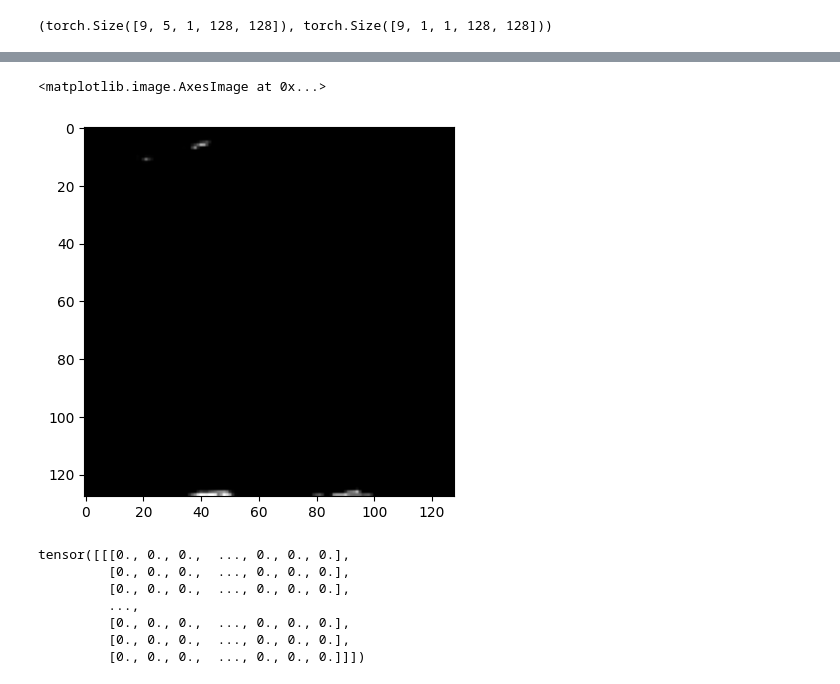
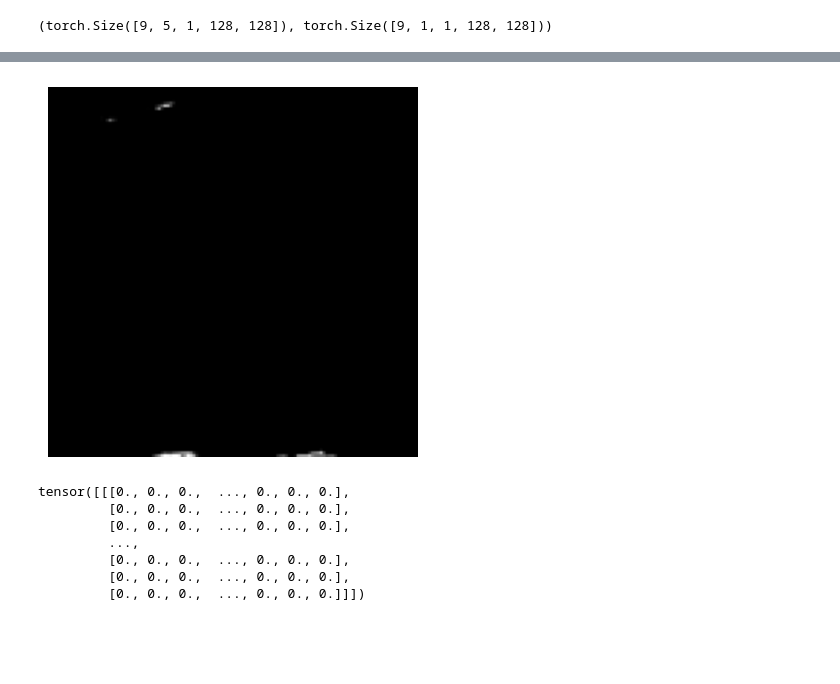
Before and after one commit to jnyang/crack_forecasting, a Jupyter notebook: notebooks/2_Prepare_data.ipynb, the cells around one changed output, grey strips where cells are left out. Cells and saved outputs as stored; diff of their text form; code cells hidden in the pictures; blank space fills up the shorter version.

```diff
--- a/notebooks/2_Prepare_data.ipynb
+++ b/notebooks/2_Prepare_data.ipynb
@@ -180,9 +182,10 @@ val.imgs[:10]
 # %%
 # Use plt to show one of the images
 plt.imshow(val[0].permute(1, 2, 0), cmap='gray')
+plt.axis('off')
+plt.show()
 # %% [output]
-<matplotlib.image.AxesImage at 0x...>
-[figure, old version]
+[figure, new version]
 # %%
 val.__getitem__(0)
 # %% [output]
```
Also changed, not shown: parts of 2 cells of this notebook, 3 other files.
